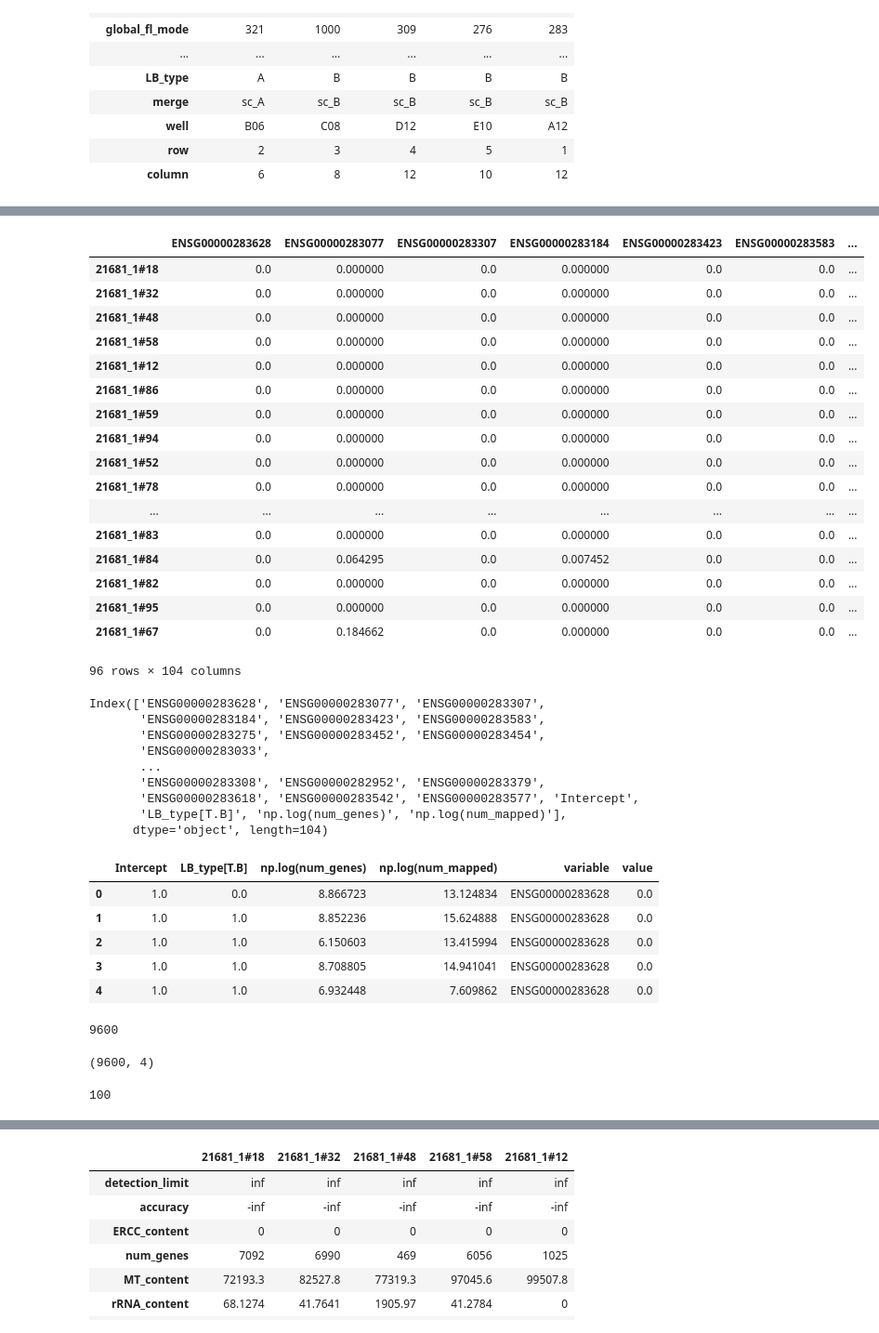
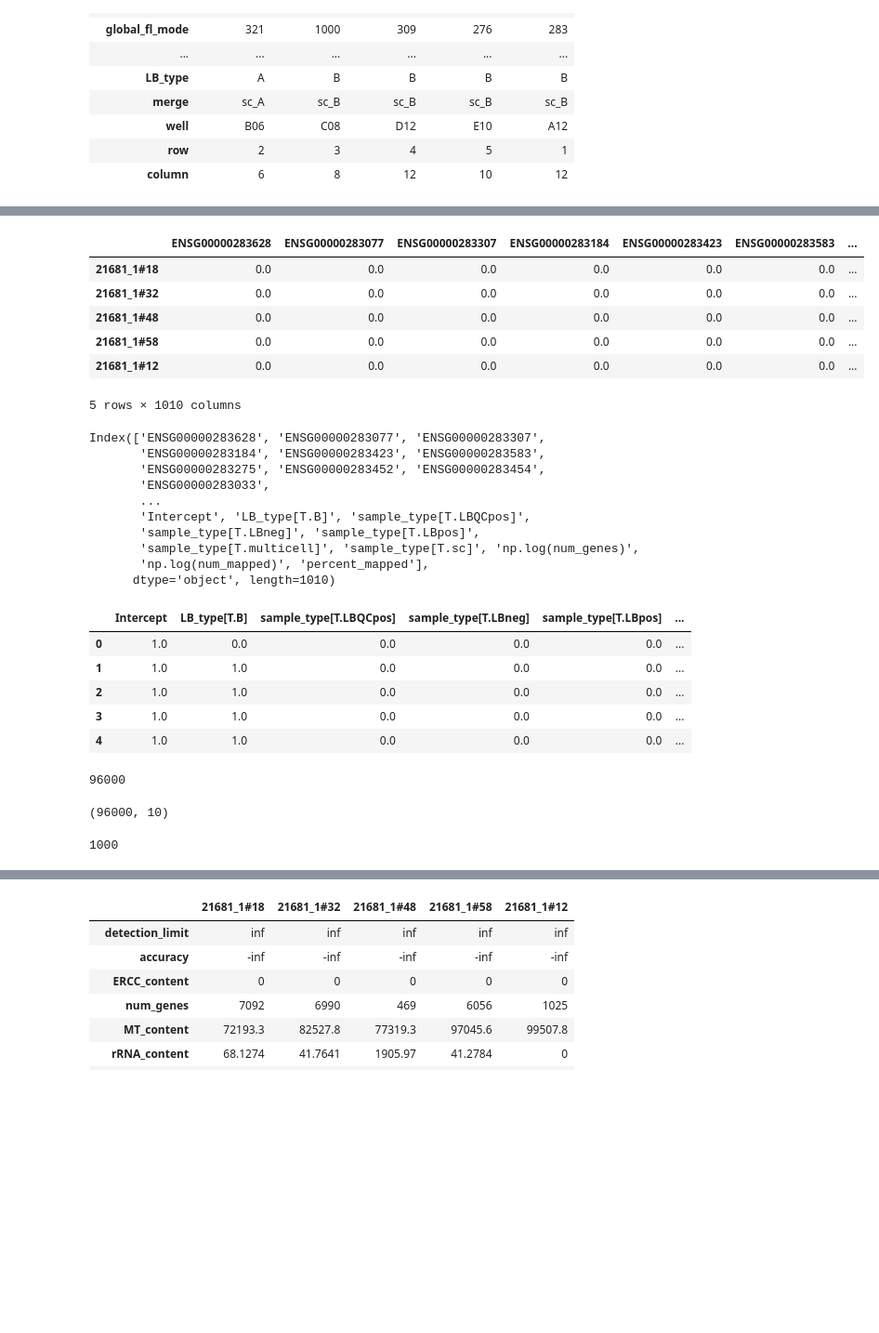
Before and after one commit to Teichlab/RCA, a Jupyter notebook: ARD-MLLR.ipynb, the cells around one changed output, grey strips where cells are left out. Shown at 93% size. Drawn from its saved outputs; the diff is of its cells as text; code cells hidden in the pictures; blank space fills up the shorter version.

```diff
--- a/ARD-MLLR.ipynb
+++ b/ARD-MLLR.ipynb
@@ -36,7 +36,7 @@ sample_info.head().T
 Y = patsy.dmatrix('np.log(num_genes) + np.log(num_mapped) + LB_type', sample_info, return_type='dataframe')
 y = np.asarray(Y)
 # %%
-partial_logexp = logexp.iloc[:100,:]
+partial_logexp = logexp.iloc[:1000,:]
 # %%
 partial_logexp.shape
 # %% [output]
@@ -86,24 +62,13 @@ pd.melt(sample_info, id_vars=['well', 'merge'])
 # %%
-partial_logexp.T.join(Y)
+partial_logexp.T.join(Y).head()
 # %% [output]
 |  | ENSG00000283628 | ENSG00000283077 | ENSG00000283307 | ENSG00000283184 | ENSG00000283423 | ENSG00000283583 | ... |
-| 21681_1#18 | 0.0 | 0.000000 | 0.0 | 0.000000 | 0.0 | 0.0 | ... |
-| 21681_1#32 | 0.0 | 0.000000 | 0.0 | 0.000000 | 0.0 | 0.0 | ... |
-| 21681_1#48 | 0.0 | 0.000000 | 0.0 | 0.000000 | 0.0 | 0.0 | ... |
-| 21681_1#58 | 0.0 | 0.000000 | 0.0 | 0.000000 | 0.0 | 0.0 | ... |
-| 21681_1#12 | 0.0 | 0.000000 | 0.0 | 0.000000 | 0.0 | 0.0 | ... |
-| 21681_1#86 | 0.0 | 0.000000 | 0.0 | 0.000000 | 0.0 | 0.0 | ... |
-| 21681_1#59 | 0.0 | 0.000000 | 0.0 | 0.000000 | 0.0 | 0.0 | ... |
-| 21681_1#94 | 0.0 | 0.000000 | 0.0 | 0.000000 | 0.0 | 0.0 | ... |
-| 21681_1#52 | 0.0 | 0.000000 | 0.0 | 0.000000 | 0.0 | 0.0 | ... |
-| 21681_1#78 | 0.0 | 0.000000 | 0.0 | 0.000000 | 0.0 | 0.0 | ... |
-| ... | ... | ... | ... | ... | ... | ... | ... |
-| 21681_1#83 | 0.0 | 0.000000 | 0.0 | 0.000000 | 0.0 | 0.0 | ... |
-| 21681_1#84 | 0.0 | 0.064295 | 0.0 | 0.007452 | 0.0 | 0.0 | ... |
-| 21681_1#82 | 0.0 | 0.000000 | 0.0 | 0.000000 | 0.0 | 0.0 | ... |
-| 21681_1#95 | 0.0 | 0.000000 | 0.0 | 0.000000 | 0.0 | 0.0 | ... |
-| 21681_1#67 | 0.0 | 0.184662 | 0.0 | 0.000000 | 0.0 | 0.0 | ... |
+| 21681_1#18 | 0.0 | 0.0 | 0.0 | 0.0 | 0.0 | 0.0 | ... |
+| 21681_1#32 | 0.0 | 0.0 | 0.0 | 0.0 | 0.0 | 0.0 | ... |
+| 21681_1#48 | 0.0 | 0.0 | 0.0 | 0.0 | 0.0 | 0.0 | ... |
+| 21681_1#58 | 0.0 | 0.0 | 0.0 | 0.0 | 0.0 | 0.0 | ... |
+| 21681_1#12 | 0.0 | 0.0 | 0.0 | 0.0 | 0.0 | 0.0 | ... |
-96 rows × 104 columns
+5 rows × 1010 columns
 # %%
 partial_logexp.T.join(Y).columns
 # %% [output]
@@ -112,37 +77,38 @@ Index(['ENSG00000283628', 'ENSG00000283077', 'ENSG00000283307',
        'ENSG00000283275', 'ENSG00000283452', 'ENSG00000283454',
        'ENSG00000283033',
        ...
-       'ENSG00000283308', 'ENSG00000282952', 'ENSG00000283379',
-       'ENSG00000283618', 'ENSG00000283542', 'ENSG00000283577', 'Intercept',
-       'LB_type[T.B]', 'np.log(num_genes)', 'np.log(num_mapped)'],
-      dtype='object', length=104)
+       'Intercept', 'LB_type[T.B]', 'sample_type[T.LBQCpos]',
+       'sample_type[T.LBneg]', 'sample_type[T.LBpos]',
+       'sample_type[T.multicell]', 'sample_type[T.sc]', 'np.log(num_genes)',
+       'np.log(num_mapped)', 'percent_mapped'],
+      dtype='object', length=1010)
 # %%
 long_data = pd.melt(partial_logexp.T.join(Y), id_vars=Y.columns.tolist())
 # %%
 long_data.head()
 # %% [output]
-|  | Intercept | LB_type[T.B] | np.log(num_genes) | np.log(num_mapped) | variable | value |
-| 0 | 1.0 | 0.0 | 8.866723 | 13.124834 | ENSG00000283628 | 0.0 |
-| 1 | 1.0 | 1.0 | 8.852236 | 15.624888 | ENSG00000283628 | 0.0 |
-| 2 | 1.0 | 1.0 | 6.150603 | 13.415994 | ENSG00000283628 | 0.0 |
-| 3 | 1.0 | 1.0 | 8.708805 | 14.941041 | ENSG00000283628 | 0.0 |
-| 4 | 1.0 | 1.0 | 6.932448 | 7.609862 | ENSG00000283628 | 0.0 |
+|  | Intercept | LB_type[T.B] | sample_type[T.LBQCpos] | sample_type[T.LBneg] | sample_type[T.LBpos] | ... |
+| 0 | 1.0 | 0.0 | 0.0 | 0.0 | 0.0 | ... |
+| 1 | 1.0 | 1.0 | 0.0 | 0.0 | 0.0 | ... |
+| 2 | 1.0 | 1.0 | 0.0 | 0.0 | 0.0 | ... |
+| 3 | 1.0 | 1.0 | 0.0 | 0.0 | 0.0 | ... |
+| 4 | 1.0 | 1.0 | 0.0 | 0.0 | 0.0 | ... |
 # %%
 long_data.shape[0]
 # %% [output]
-9600
+96000
 # %%
 covars = long_data.drop(['variable', 'value'], 1)
 # %%
 covars.shape
 # %% [output]
-(9600, 4)
+(96000, 10)
 # %%
 genes = long_data.variable.astype('category')
 # %%
 genes.cat.categories.shape[0]
 # %% [output]
-100
+1000
 # %%
 y = long_data.value.values
 # %%
```
Also changed, not shown: parts of 10 cells of this notebook, 1 other file.
